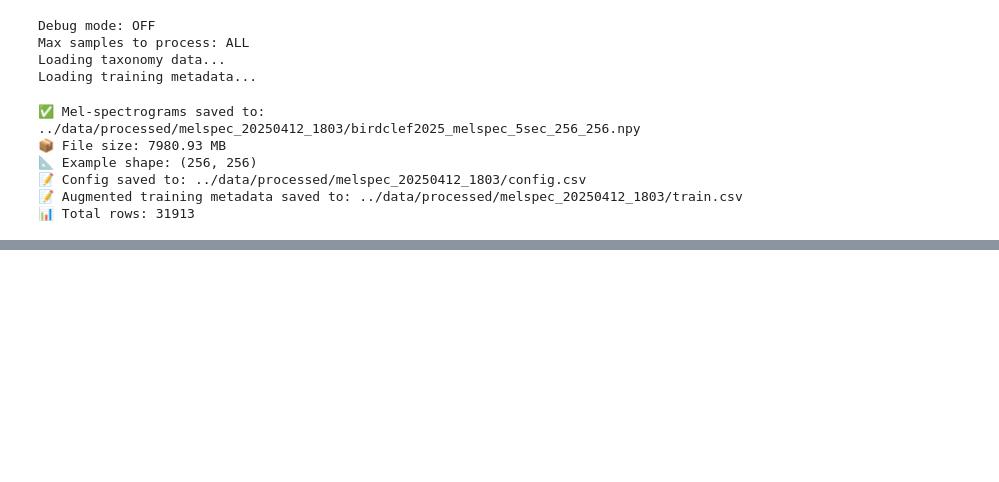
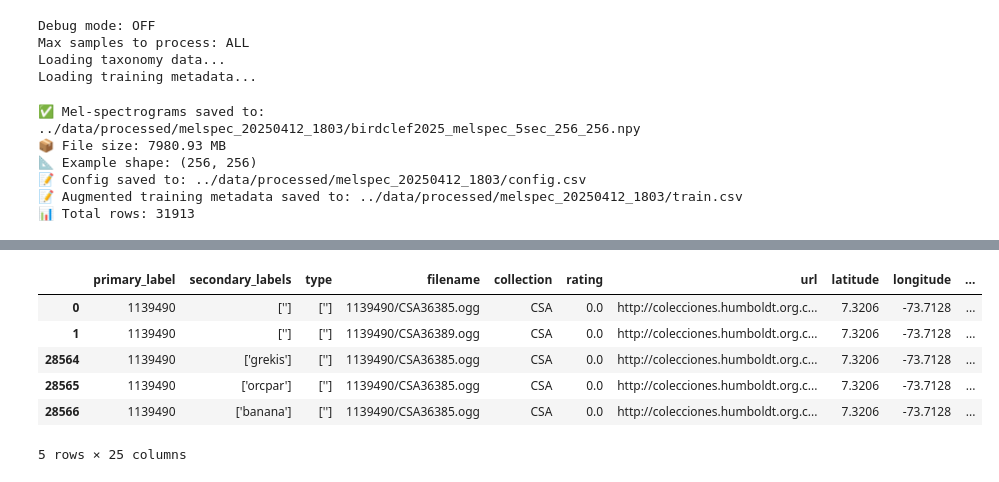
Before and after one commit to junya737/birdclef-2025, a Jupyter notebook: scripts/mixup_mel.ipynb, the cells around one changed output, grey strips where cells are left out. Cells and saved outputs as stored; diff of their text form; code cells hidden in the pictures; blank space fills up the shorter version.

```diff
--- a/scripts/mixup_mel.ipynb
+++ b/scripts/mixup_mel.ipynb
@@ -237,0 +243,10 @@ print(f"📊 Total rows: {len(working_df_aug)}")
+# %%
+working_df_aug[working_df_aug["primary_label"] == "1139490"].head()
+# %% [output]
+|  | primary_label | secondary_labels | type | filename | collection | rating | url | latitude | longitude | ... |
+| 0 | 1139490 | [''] | [''] | 1139490/CSA36385.ogg | CSA | 0.0 | http://colecciones.humboldt.org.c... | 7.3206 | -73.7128 | ... |
+| 1 | 1139490 | [''] | [''] | 1139490/CSA36389.ogg | CSA | 0.0 | http://colecciones.humboldt.org.c... | 7.3206 | -73.7128 | ... |
+| 28564 | 1139490 | ['grekis'] | [''] | 1139490/CSA36385.ogg | CSA | 0.0 | http://colecciones.humboldt.org.c... | 7.3206 | -73.7128 | ... |
+| 28565 | 1139490 | ['orcpar'] | [''] | 1139490/CSA36385.ogg | CSA | 0.0 | http://colecciones.humboldt.org.c... | 7.3206 | -73.7128 | ... |
+| 28566 | 1139490 | ['banana'] | [''] | 1139490/CSA36385.ogg | CSA | 0.0 | http://colecciones.humboldt.org.c... | 7.3206 | -73.7128 | ... |
+5 rows × 25 columns
```
Also changed, not shown: parts of 5 cells of this notebook, 39 other files.
